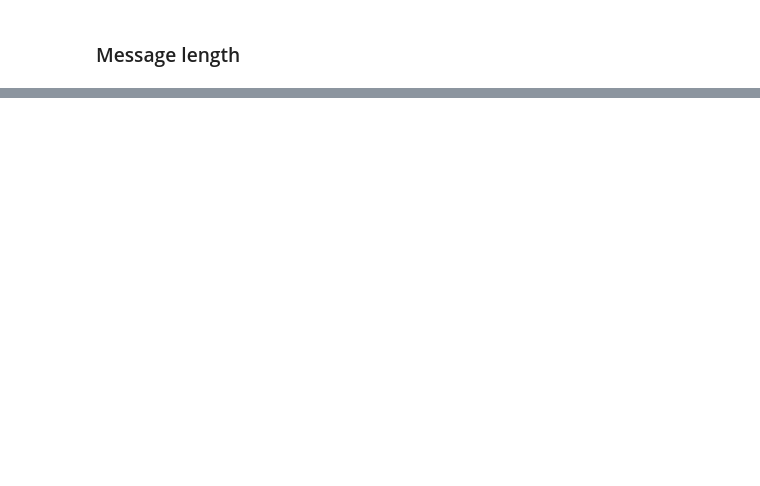
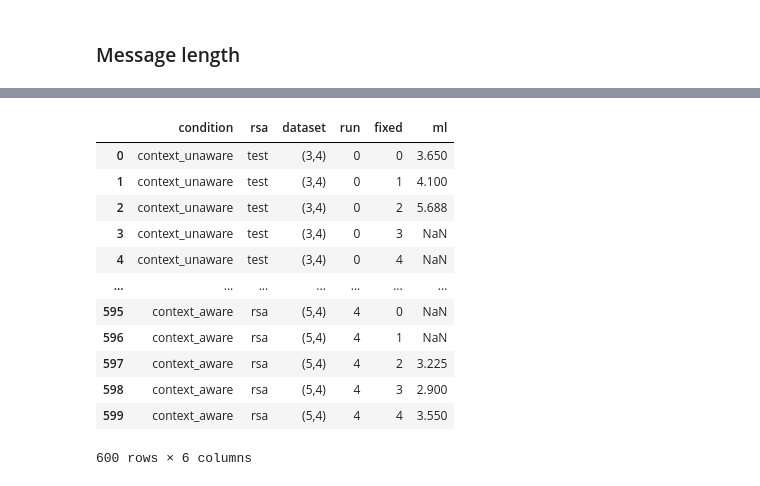
Before and after one commit to kristinakobrock/pragmatic-mechanisms, a Jupyter notebook: get_data_shared_context.ipynb, the cells around one changed output, grey strips where cells are left out. Saved outputs shown, nothing was run; the diff lists cells and outputs as text; code cells hidden in the pictures; blank space fills up the shorter version.

```diff
--- a/get_data_shared_context.ipynb
+++ b/get_data_shared_context.ipynb
@@ -1424,20 +307,0 @@ for i, d in enumerate(datasets):
-# %%
-false_negatives_ratio = {}
-for i, d in enumerate(datasets):
-    ratio_concept_x_context = {}
-    for concept_x_context in all_total_concept_x_context[d].keys():
-        if concept_x_context in all_false_negatives[d]:
-            ratio_concept_x_context[concept_x_context] = round(all_false_negatives[d][concept_x_context] / (all_total_errs[d][concept_x_context]), 4)
-        else:
-            ratio_concept_x_context[concept_x_context] = 0 # 0 if no error for this conditions is found
-    false_negatives_ratio[d] = ratio_concept_x_context
-# %%
-acc_ratio_concept_x_context = {}
-for i, d in enumerate(datasets):
-    ratio_concept_x_context = {}
-    for concept_x_context in all_total_concept_x_context[d].keys():
-        if concept_x_context in all_acc_concept_x_context[d]:
-            ratio_concept_x_context[concept_x_context] = round(all_acc_concept_x_context[d][concept_x_context] / all_total_concept_x_context[d][concept_x_context], 4)
-        else:
-            ratio_concept_x_context[concept_x_context] = 0 # 0 if no error for this conditions is found
-    acc_ratio_concept_x_context[d] = ratio_concept_x_context
@@ -1647,0 +308,44 @@ saved results/(4,4)_game_size_10_vsf_0/length_cost/context_aware/shared_context/
+# %%
+# gather message lengths
+ml = {"condition": [], "rsa": [], "dataset": [], "run": [], "fixed": [], "ml": []}
+for i, setting in enumerate(settings):
+    if 'context_unaware' in setting:
+        context_unaware = True
+    else:
+        context_unaware = False
+    for d, dataset in enumerate(datasets):
+        for run in range(n_runs):
+            for rsa in ['test', 'rsa']:
+                if rsa == 'test':
+                    ml_hierarchical = pickle.load(open(paths[d] + '/' + setting + '/' + str(run) +
+                                           '/message_length_hierarchical_' + test_mode + '.pkl', 'rb'))
+                else:
+                    ml_hierarchical = pickle.load(open(paths[d] + '/' + setting + '/' + str(run) +
+                                               '/message_length_hierarchical' + '_rsa_' + rsa_test_int + '.pkl', 'rb'))
+                for level in range(5):
+                    ml['condition'].append(conditions[::2][i])
+                    ml['dataset'].append(dataset)
+                    ml['run'].append(run)
+                    ml['rsa'].append(rsa)
+                    ml['fixed'].append(level)
+                    try:
+                        ml['ml'].append(ml_hierarchical[level])
+                    except:
+                        ml['ml'].append(np.NaN)
+df = pd.DataFrame(ml)
+df.to_csv("BayesianAnalysis/exp2/message_length.csv", index=False)
+df
+# %% [output]
+|  | condition | rsa | dataset | run | fixed | ml |
+| 0 | context_unaware | test | (3,4) | 0 | 0 | 3.650 |
+| 1 | context_unaware | test | (3,4) | 0 | 1 | 4.100 |
+| 2 | context_unaware | test | (3,4) | 0 | 2 | 5.688 |
+| 3 | context_unaware | test | (3,4) | 0 | 3 | NaN |
+| 4 | context_unaware | test | (3,4) | 0 | 4 | NaN |
+| ... | ... | ... | ... | ... | ... | ... |
+| 595 | context_aware | rsa | (5,4) | 4 | 0 | NaN |
+| 596 | context_aware | rsa | (5,4) | 4 | 1 | NaN |
+| 597 | context_aware | rsa | (5,4) | 4 | 2 | 3.225 |
+| 598 | context_aware | rsa | (5,4) | 4 | 3 | 2.900 |
+| 599 | context_aware | rsa | (5,4) | 4 | 4 | 3.550 |
+600 rows × 6 columns
```
Also changed, not shown: parts of 135 cells of this notebook, 43 other files.
